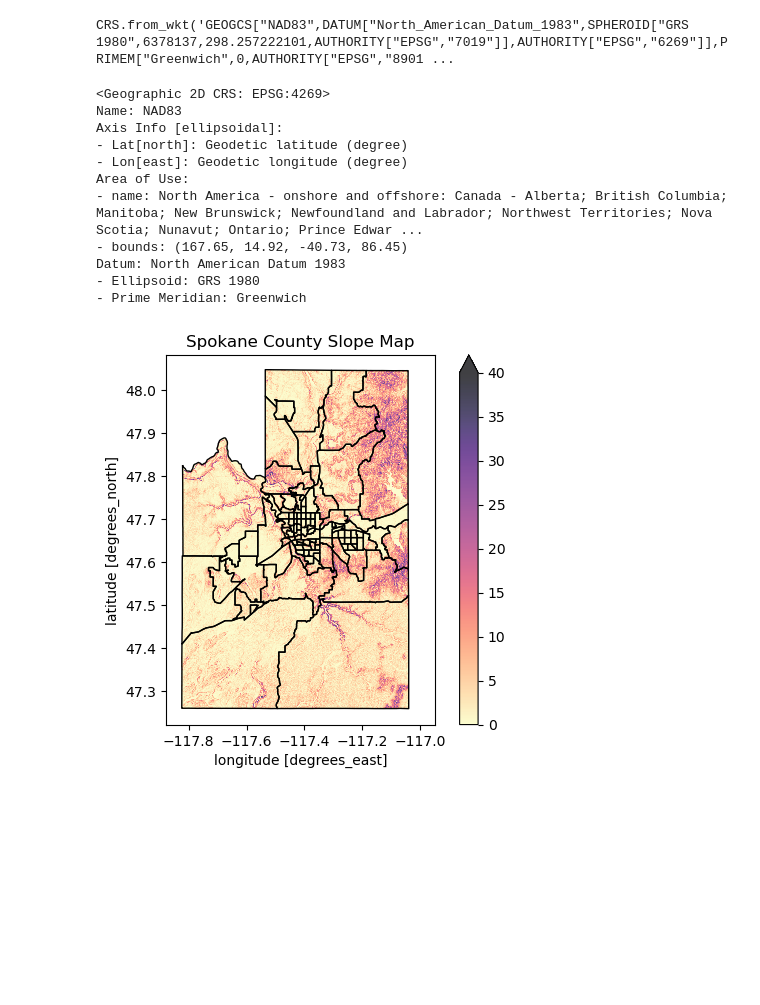
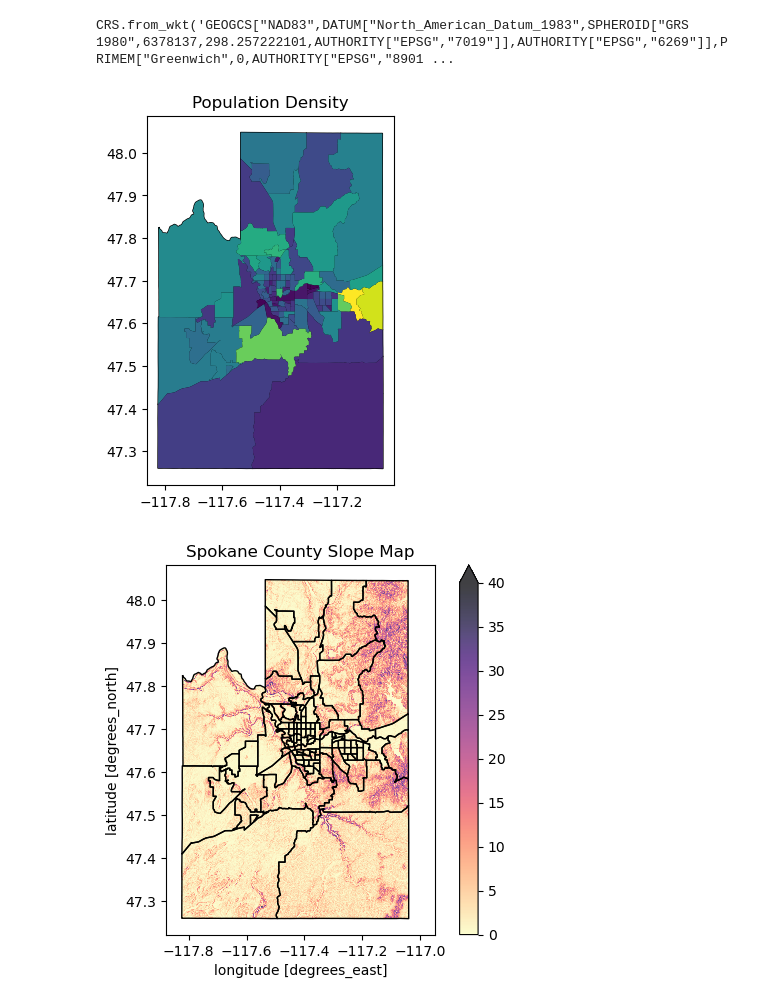
Before and after one commit to UW-GDA/Solar-Energy-Feasibility, a Jupyter notebook: SolarCalc.ipynb, the cells around one changed output. Drawn from its saved outputs; the diff is of its cells as text; code cells hidden in the pictures; blank space fills up the shorter version.

```diff
--- a/SolarCalc.ipynb
+++ b/SolarCalc.ipynb
@@ -177,19 +168,13 @@ slope_Spokane.rio.crs
 # %% [output]
 CRS.from_wkt('GEOGCS["NAD83",DATUM["North_American_Datum_1983",SPHEROID["GRS 1980",6378137,298.257222101,AUTHORITY["EPSG","7019"]],AUTHORITY["EPSG","6269"]],PRIMEM["Greenwich",0,AUTHORITY["EPSG","8901 ...
 # %%
-tract_geom_gdf.crs
+fig,ax = plt.subplots()
+tract_geom_gdf.plot(ax=ax, edgecolor="black", facecolor = 'none')
+census_Spokane_gdf.plot(ax=ax, column="TotalPopulation")
+plt.title("Population Density")
+plt.show()
 # %% [output]
-<Geographic 2D CRS: EPSG:4269>
-Name: NAD83
-Axis Info [ellipsoidal]:
-- Lat[north]: Geodetic latitude (degree)
-- Lon[east]: Geodetic longitude (degree)
-Area of Use:
-- name: North America - onshore and offshore: Canada - Alberta; British Columbia; Manitoba; New Brunswick; Newfoundland and Labrador; Northwest Territories; Nova Scotia; Nunavut; Ontario; Prince Edwar ...
-- bounds: (167.65, 14.92, -40.73, 86.45)
-Datum: North American Datum 1983
-- Ellipsoid: GRS 1980
-- Prime Meridian: Greenwich
+[figure, added]
 # %%
 fig,ax = plt.subplots()
 
```
Also changed, not shown: parts of 4 cells of this notebook.
